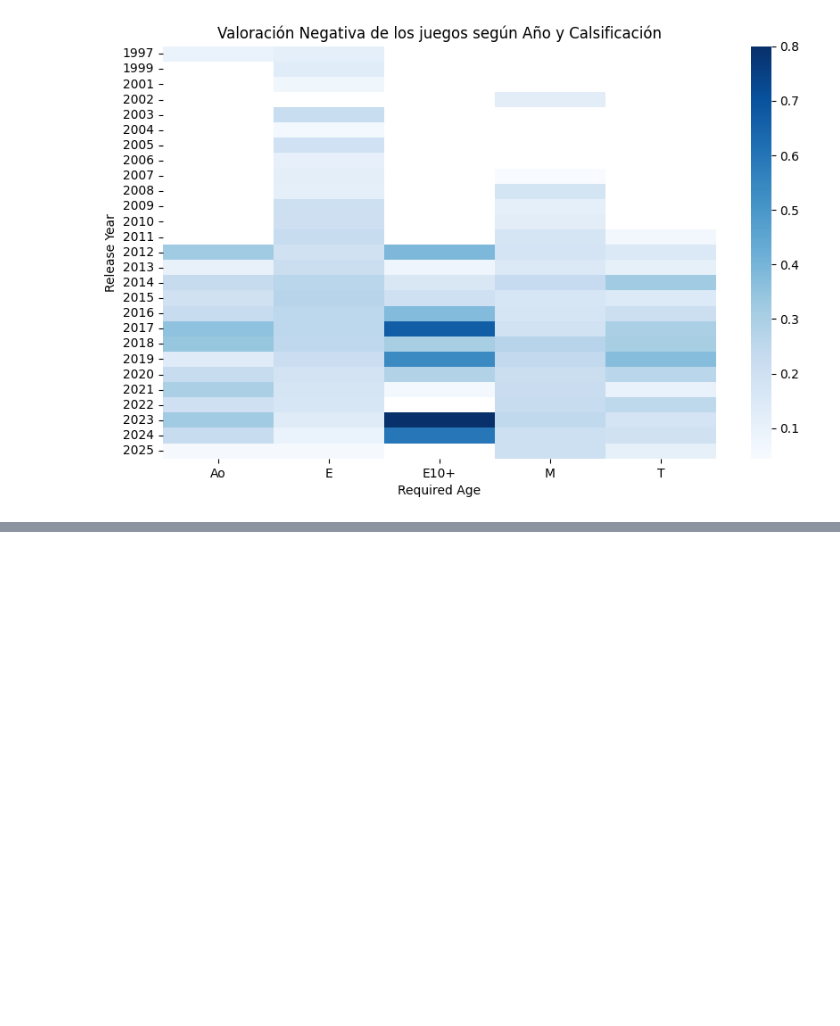
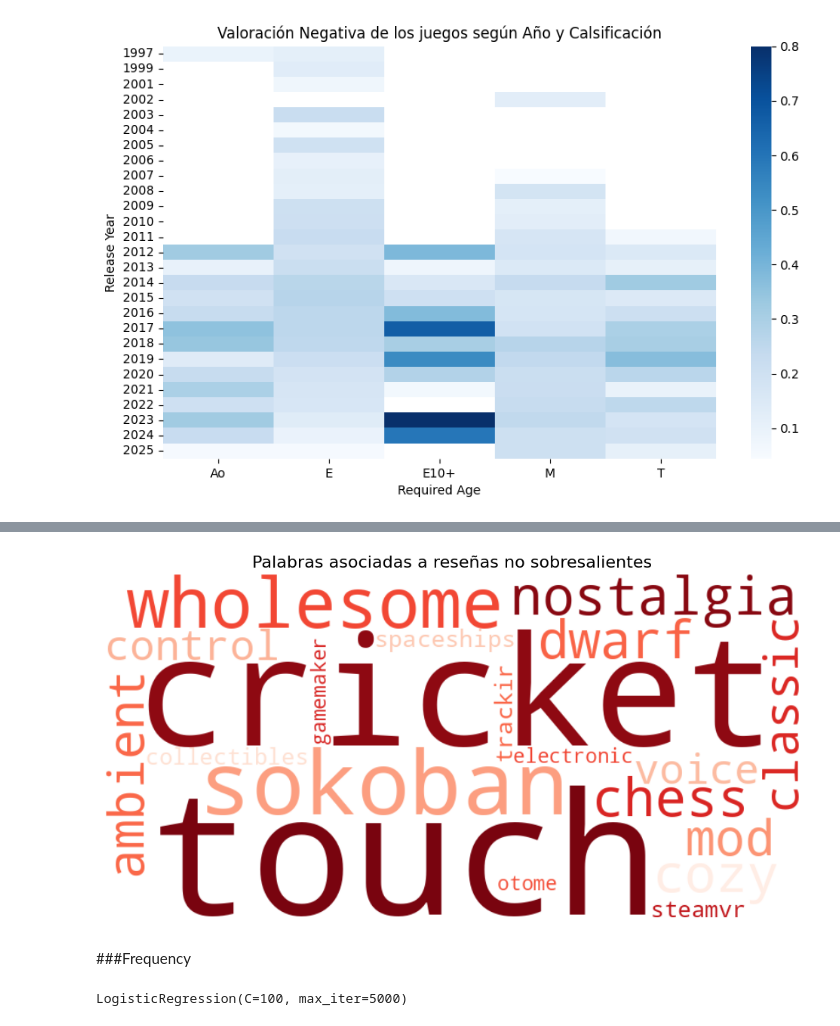
Before and after one commit to Josue-Aldebaran-G-L/Proyecto-AVD, a Jupyter notebook: AVD_Proyecto.ipynb, the cells around one changed output, grey strips where cells are left out. Drawn from its saved outputs; the diff is of its cells as text; code cells hidden in the pictures; blank space fills up the shorter version.

```diff
--- a/AVD_Proyecto.ipynb
+++ b/AVD_Proyecto.ipynb
@@ -1170,0 +1388,5 @@ plt.show()
+# %%
+top_neg = sorted(
+    zip(feature_names, weights),
+    key=lambda x: x[1]
+)[:20]
@@ -1170,0 +1420,18 @@ plt.show()
+# %%
+wc_neg = WordCloud(
+    width=800,
+    height=400,
+    background_color='white',
+    colormap='Reds',
+    max_words=50
+).generate_from_frequencies(neg_dict)
+
+plt.figure(figsize=(12, 6))
+plt.imshow(wc_neg, interpolation='bilinear')
+plt.axis('off')
+plt.title('Palabras asociadas a reseñas no sobresalientes', fontsize=16)
+plt.show()
+# %% [output]
+[figure, added]
+# %% [markdown]
+###Frequency
@@ -1170,0 +1443,5 @@ plt.show()
+# %%
+model = skl.linear_model.LogisticRegression(max_iter=5000, penalty="l2", C=100)
+model.fit(x_train_freq_all_tags, y_train)
+# %% [output]
+LogisticRegression(C=100, max_iter=5000)
```
Also changed, not shown: parts of 83 cells of this notebook.
